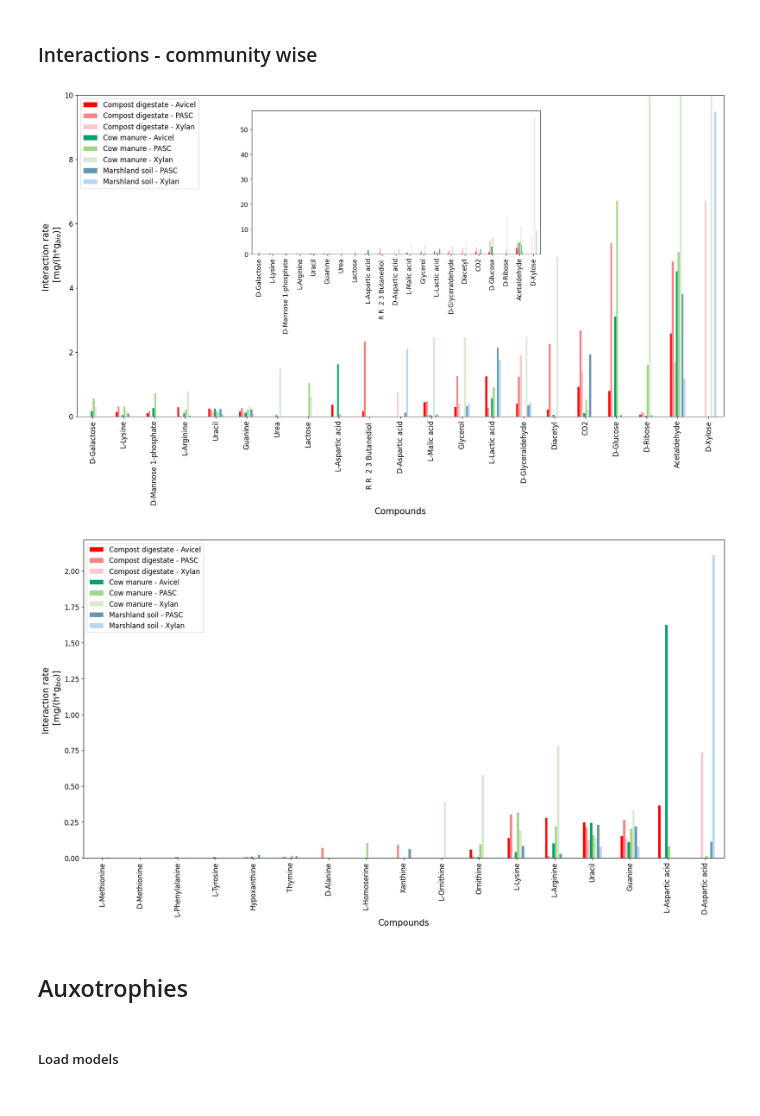
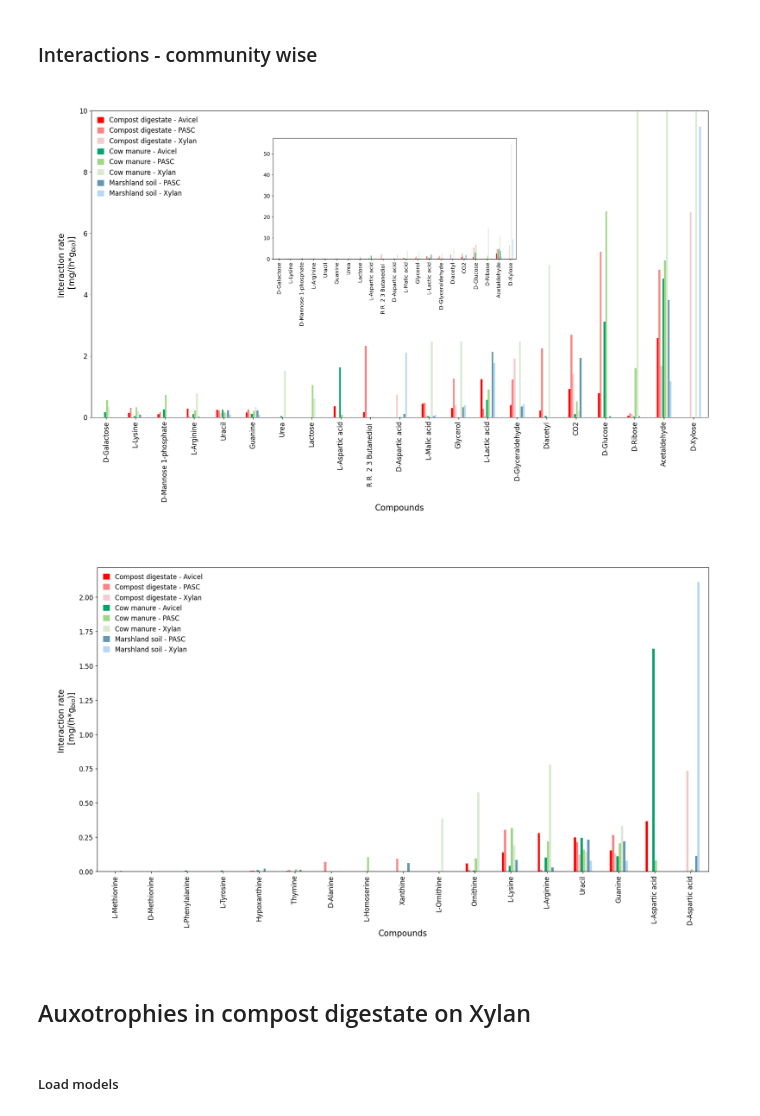
Before and after one commit to IdunBurgos/Enrichment_cultures_GEM_analysis, a Jupyter notebook: 2. enrichment cultures simulations/2. Supplementary figures.ipynb, the cells around one changed output. Saved outputs shown, nothing was run; the diff lists cells and outputs as text; code cells hidden in the pictures.

```diff
--- a/2. enrichment cultures simulations/2. Supplementary figures.ipynb
+++ b/2. enrichment cultures simulations/2. Supplementary figures.ipynb
@@ -290,22 +228,28 @@ def plot_interractions(steadier_sample,selected_compounds=False,interesting_supe
 # %%
-steady_com_count_for_plot = plot_interractions(steadier_sample_cross,min_number=1.0,fig_title="all",count_or_sum="sum",ylim_top=10)
+steady_com_count_for_plot = supplementary_plotting.plot_interactions(steadier_sample_cross,
+                                                                     cmap_lut=cmap_lut,
+                                                                     min_number=1.0,
+                                                                     fig_title="all",
+                                                                     ylim_top=10)
 # %% [output]
-[figure, old version]
+[figure, new version]
 # %%
-steady_com_count_for_plot = plot_interractions(steadier_sample_cross,
-                                               interesting_superclasses=["nucleotides and derivatives","amino acids and derivatives","B-vitamins","urea and derivatives","cofactors"],
+steady_com_count_for_plot = supplementary_plotting.plot_interactions(steadier_sample_cross,cmap_lut=cmap_lut,
+                                               interesting_superclasses=["nucleotides and derivatives",
+                                                                         "amino acids and derivatives",
+                                                                         "B-vitamins","urea and derivatives",
+                                                                         "cofactors"],
                                                fig_title="special_compounds",
-                                               count_or_sum="sum",
                                                ylim_top=1,
                                                inset_plot=False)
 # %% [output]
-[figure, old version]
+[figure, new version]
 # %% [markdown]
-## Auxotrophies
+## Auxotrophies in compost digestate on Xylan
-# %% [markdown]
-##### Load models
 # %%
 MAG2community_id = pd.read_csv("../output_30_08_24/MAG2community_id.tsv",sep="\t",header=None)
 MAG2community_id.columns=["MAG","community_id"]
+# %% [markdown]
+##### Load models
 # %%
 CD_X_MAGs = MAG2community_id[MAG2community_id.community_id=="CD_X"].MAG.values
```
Also changed, not shown: parts of 87 cells of this notebook, 16 other files.
